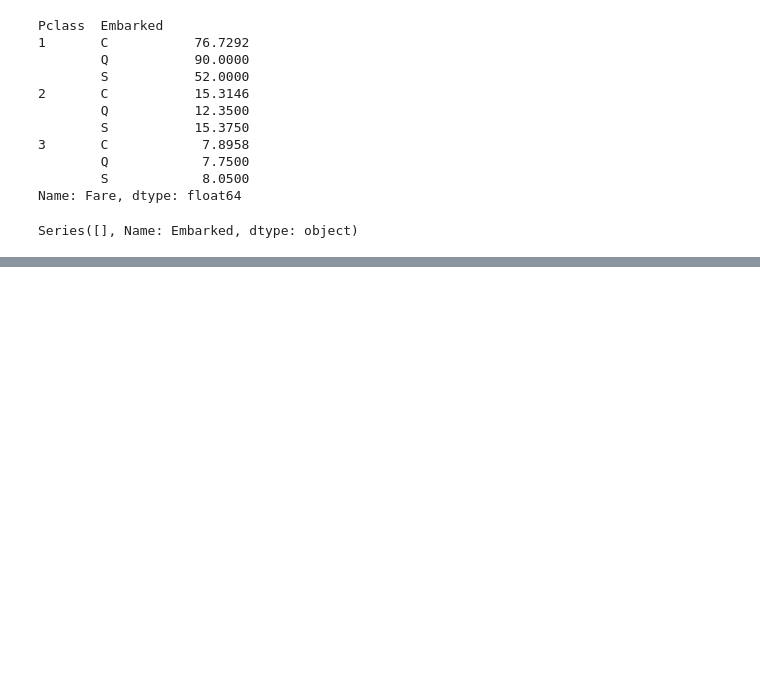
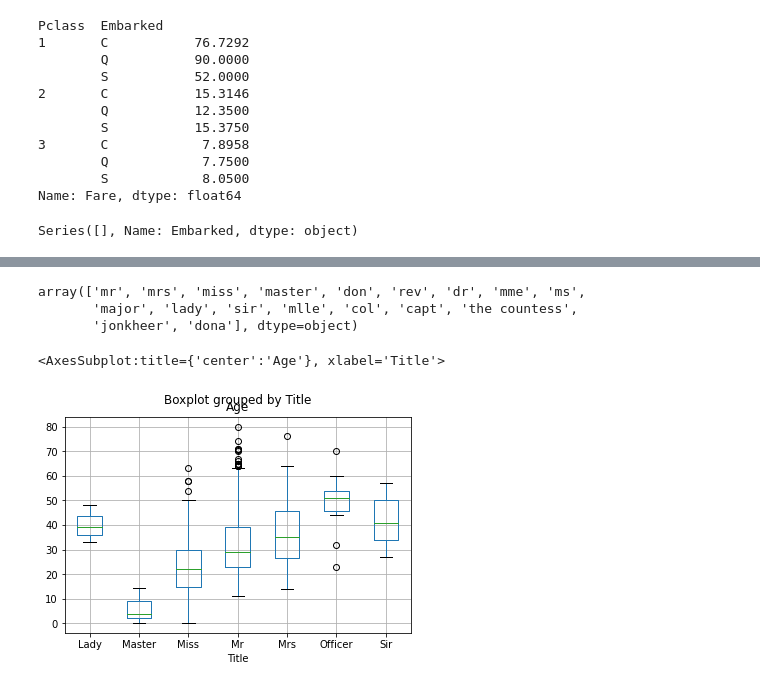
Before and after one commit to gbolahanolumade/Visual, a Jupyter notebook: Visual.ipynb, the cells around one changed output, grey strips where cells are left out. Cells and saved outputs as stored; diff of their text form; code cells hidden in the pictures; blank space fills up the shorter version.

```diff
--- a/Visual.ipynb
+++ b/Visual.ipynb
@@ -480,0 +595,6 @@ Series([], Name: Embarked, dtype: object)
+# %%
+def GetTitle(name):
+    first_name_with_title = name.split(',')[1]
+    title = first_name_with_title.split('.')[0]
+    title=title.strip().lower()
+    return title
@@ -480,0 +616,40 @@ Series([], Name: Embarked, dtype: object)
+# %%
+df.Name.map(lambda x : GetTitle(x)).unique()
+# %% [output]
+array(['mr', 'mrs', 'miss', 'master', 'don', 'rev', 'dr', 'mme', 'ms',
+       'major', 'lady', 'sir', 'mlle', 'col', 'capt', 'the countess',
+       'jonkheer', 'dona'], dtype=object)
+# %%
+# Function to extract the title from the name
+def GetTitle(name):
+    title_group = {'mr' : 'Mr',
+               'mrs' : 'Mrs',
+               'miss' : 'Miss',
+               'master' : 'Master',
+               'don' : 'Sir',
+               'rev' : 'Sir',
+               'dr' : 'Officer',
+               'mme' : 'Mrs',
+               'ms' : 'Mrs',
+               'major' : 'Officer',
+               'lady' : 'Lady',
+               'sir' : 'Sir',
+               'mlle' : 'Miss',
+               'col' : 'Officer',
+               'capt' : 'Officer',
+               'the countess' : 'Lady',
+               'jonkheer' : 'Sir',
+               'dona' : 'Lady'
+                 }
+    first_name_with_title = name.split(',')[1]
+    title = first_name_with_title.split('.')[0]
+    title = title.strip().lower()
+    return title_group[title]
+# %%
+# create Title feature
+df['Title'] =  df.Name.map(lambda x : GetTitle(x))
+# %%
+df[df.Age.notnull()].boxplot('Age','Title')
+# %% [output]
+<AxesSubplot:title={'center':'Age'}, xlabel='Title'>
+[figure, added]
```
Also changed, not shown: parts of 17 cells of this notebook.
